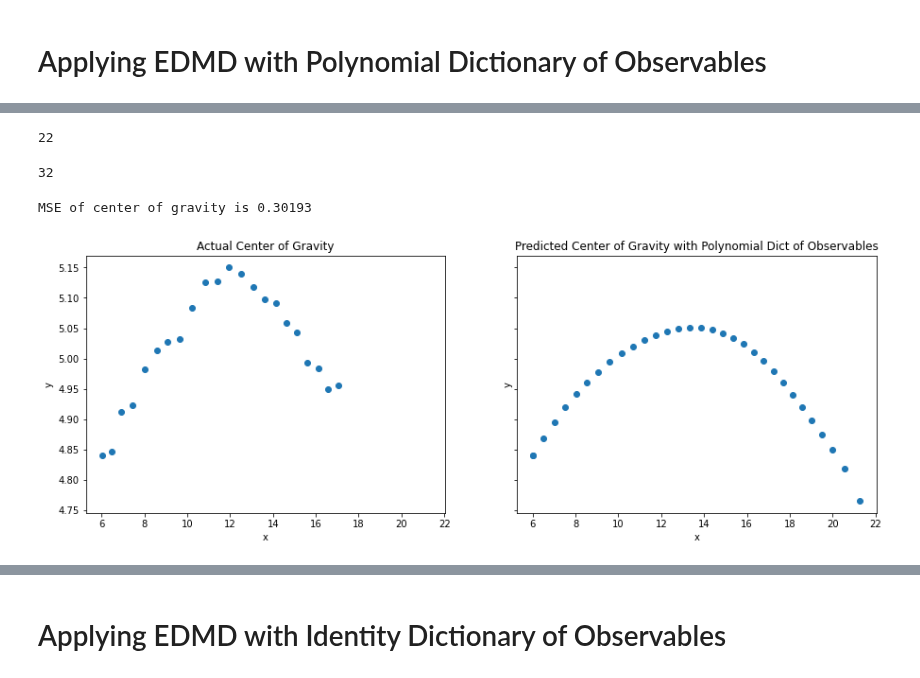
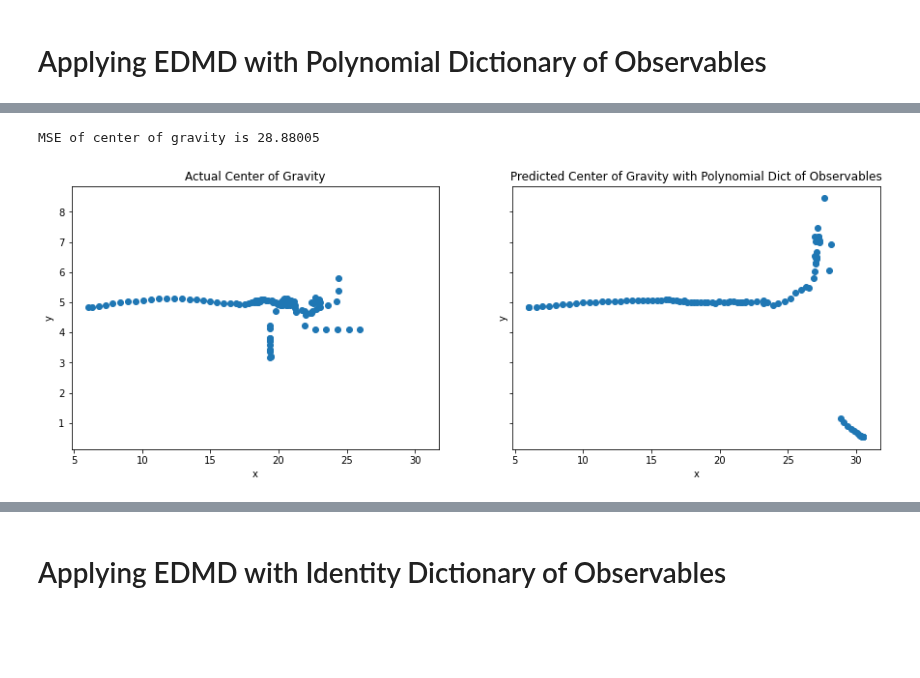
Before and after one commit to waleedbinkhalid74/ml_cms_final_project, a Jupyter notebook: ml_cms_final_proj_task_5.ipynb, the cells around one changed output, grey strips where cells are left out. Saved outputs shown, nothing was run; the diff lists cells and outputs as text; code cells hidden in the pictures; blank space fills up the shorter version.

```diff
--- a/ml_cms_final_proj_task_5.ipynb
+++ b/ml_cms_final_proj_task_5.ipynb
@@ -190,6 +193,6 @@ ped_traj_df_formatted.groupby('ID').count().head()
 #     return traj_df_formatted
 
 # ped_traj_df_formatted_reduced = remove_end_loc_to_ped_traj(ped_traj_df_formatted)
-ped_traj_df_formatted_reduced = append_end_loc_to_ped_traj(ped_traj_df_formatted)
-
-ped_traj_df_formatted_reduced.groupby('ID').count().head()
+# ped_traj_df_formatted_reduced = append_end_loc_to_ped_traj(ped_traj_df_formatted)
+ped_traj_df_formatted_reduced = ped_traj_df_formatted
+# ped_traj_df_formatted_reduced.groupby('ID').count().head()
@@ -256,6 +235,15 @@ edmd.fit()
 initial_values = ped_traj_df_formatted.groupby('ID').first().iloc[:,:2]
 initial_values.insert(0,'ID',initial_values.index)
 initial_values
-traj_pred = edmd.predict(initial_values, t_end=30)
+traj_pred = edmd.predict(initial_values, t_end=105)
 # %%
-traj_pred[traj_pred.ID == 1]
+def remove_extrapolated_data(pred_data, org_data):
+    pred_df_list = []
+    for id in tqdm(org_data.ID.unique()):
+        df_org = org_data[org_data.ID == id]
+        df_pred = pred_data[pred_data.ID == id].iloc[:len(df_org)]
+        pred_df_list.append(df_pred)
+    return pd.concat(pred_df_list)
+
+
+traj_pred_formatted = remove_extrapolated_data(traj_pred, ped_traj_df_formatted_reduced)
@@ -287,14 +265,12 @@ plot_trajectories(traj_pred, no_peds, axs[1])
 # %%
-center_of_gravity = find_center_of_gravity(ped_traj_df_formatted)
-center_of_gravity_edmd = find_center_of_gravity(traj_pred)
+# center_of_gravity = find_center_of_gravity(ped_traj_df_formatted)
+center_of_gravity_edmd = find_center_of_gravity(traj_pred_formatted)
 fig, axs = plt.subplots(1, 2, figsize=(15,5), sharex=True, sharey=True)
 axs[0].scatter(center_of_gravity[:,0], center_of_gravity[:,1])
 axs[0].set_xlabel('x'), axs[0].set_ylabel('y'), axs[0].set_title("Actual Center of Gravity")
 axs[1].scatter(center_of_gravity_edmd[:,0], center_of_gravity_edmd[:,1])
 axs[1].set_xlabel('x'), axs[1].set_ylabel('y'), axs[1].set_title("Predicted Center of Gravity with Polynomial Dict of Observables")
 print(f"MSE of center of gravity is {np.sum((center_of_gravity - center_of_gravity_edmd[:center_of_gravity.shape[0],:])**2) / center_of_gravity_edmd.shape[0]:0.5f}")
 # %% [output]
-22
+MSE of center of gravity is 28.88005
-32
-MSE of center of gravity is 0.30193
-[figure, old version]
+[figure, new version]
```
Also changed, not shown: parts of 17 cells of this notebook, 1 other file.
